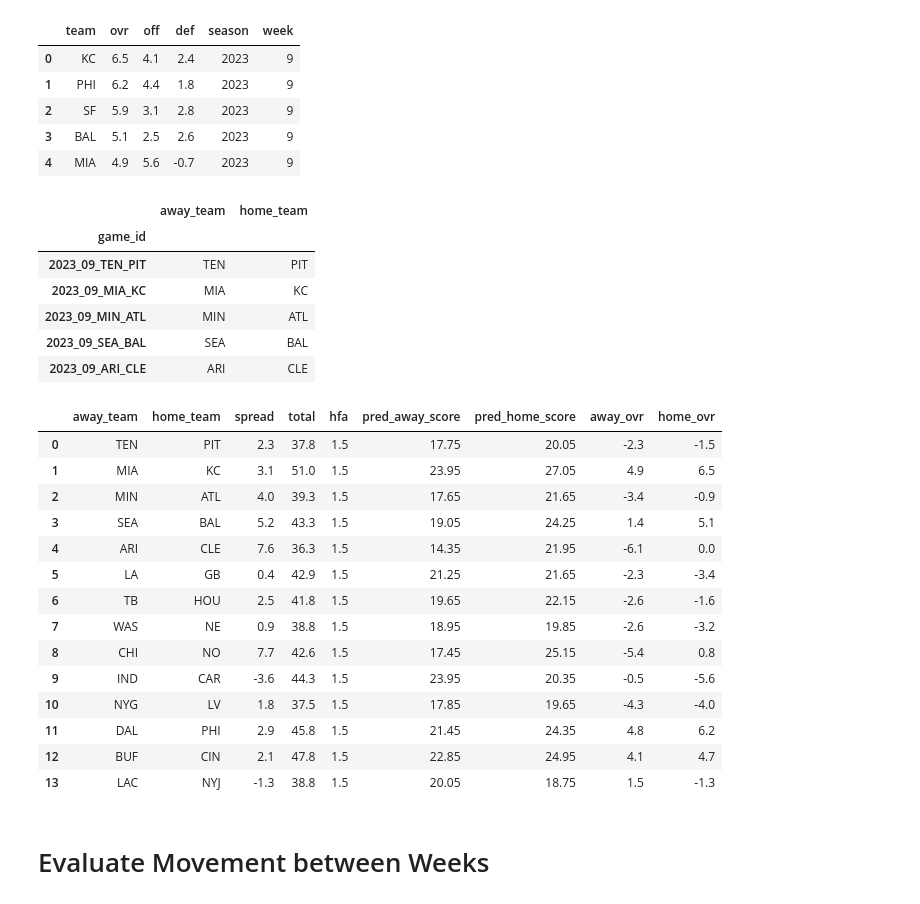
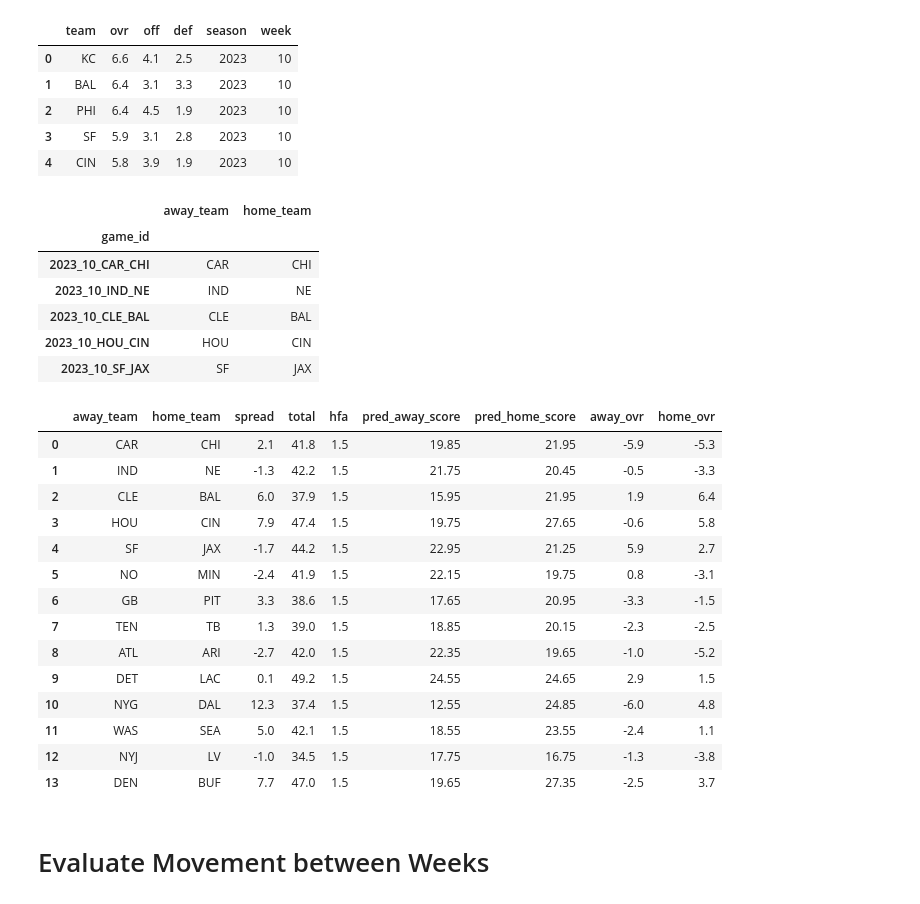
Before and after one commit to griffreichert/g-nfl, a Jupyter notebook: notebooks/guess-the-lines.ipynb, the cells around one changed output. Saved outputs shown, nothing was run; the diff lists cells and outputs as text; code cells hidden in the pictures.

```diff
--- a/notebooks/guess-the-lines.ipynb
+++ b/notebooks/guess-the-lines.ipynb
@@ -14,7 +14,7 @@ from src.config import LOGO_PATH,  BETTING_PATH
 
 POWER_RATING_PATH = BETTING_PATH / 'power-ratings.pkl'
 # %%
-SEASON, WEEK = 2023, 9
+SEASON, WEEK = 2023, 10
 HFA = 1.5
 AVG_POINTS = 21.5
 # %%
@@ -44,11 +44,11 @@ power_df['week']=WEEK
 power_df.head()
 # %% [output]
 |  | team | ovr | off | def | season | week |
-| 0 | KC | 6.5 | 4.1 | 2.4 | 2023 | 9 |
-| 1 | PHI | 6.2 | 4.4 | 1.8 | 2023 | 9 |
-| 2 | SF | 5.9 | 3.1 | 2.8 | 2023 | 9 |
-| 3 | BAL | 5.1 | 2.5 | 2.6 | 2023 | 9 |
-| 4 | MIA | 4.9 | 5.6 | -0.7 | 2023 | 9 |
+| 0 | KC | 6.6 | 4.1 | 2.5 | 2023 | 10 |
+| 1 | BAL | 6.4 | 3.1 | 3.3 | 2023 | 10 |
+| 2 | PHI | 6.4 | 4.5 | 1.9 | 2023 | 10 |
+| 3 | SF | 5.9 | 3.1 | 2.8 | 2023 | 10 |
+| 4 | CIN | 5.8 | 3.9 | 1.9 | 2023 | 10 |
 # %%
 power_df.to_pickle(POWER_RATING_PATH)
 # %%
@@ -61,41 +61,42 @@ sched.head()
 # %% [output]
 |  | away_team | home_team |
 | game_id |  |  |
-| 2023_09_TEN_PIT | TEN | PIT |
-| 2023_09_MIA_KC | MIA | KC |
-| 2023_09_MIN_ATL | MIN | ATL |
-| 2023_09_SEA_BAL | SEA | BAL |
-| 2023_09_ARI_CLE | ARI | CLE |
+| 2023_10_CAR_CHI | CAR | CHI |
+| 2023_10_IND_NE | IND | NE |
+| 2023_10_CLE_BAL | CLE | BAL |
+| 2023_10_HOU_CIN | HOU | CIN |
+| 2023_10_SF_JAX | SF | JAX |
 # %%
 predict_home_score = lambda row: AVG_POINTS + row.home_off - row.away_def + HFA / 2
 predict_away_score = lambda row: AVG_POINTS + row.away_off - row.home_def - HFA / 2
 # %%
 # guess the lines
 gtl = pd.merge(sched, pwr[(pwr['week'] == WEEK) & (pwr['season']==SEASON)][['team', 'ovr', 'off', 'def']], left_on='away_team', right_on='team').drop(columns=['team']).rename(columns={'ovr': 'away_ovr', 'off': 'away_off', 'def': 'away_def'})
 gtl = pd.merge(gtl, pwr[(pwr['week'] == WEEK) & (pwr['season']==SEASON)][['team', 'ovr', 'off', 'def']], left_on='home_team', right_on='team').drop(columns=['team']).rename(columns={'ovr': 'home_ovr', 'off': 'home_off', 'def': 'home_def'})
 gtl['hfa'] = HFA
 gtl['pred_away_score'] = gtl.apply(predict_away_score, axis=1)
 gtl['pred_home_score'] = gtl.apply(predict_home_score, axis=1)
 gtl['spread'] = gtl['pred_home_score'] - gtl['pred_away_score']
 gtl['total'] = gtl['pred_home_score'] + gtl['pred_away_score']
 gtl = gtl[['away_team', 'home_team', 'spread', 'total', 'hfa', 'pred_away_score', 'pred_home_score', 'away_ovr', 'home_ovr']].copy()
+gtl['game_id'] = f'{SEASON}_{WEEK}_'
 gtl
 # %% [output]
 |  | away_team | home_team | spread | total | hfa | pred_away_score | pred_home_score | away_ovr | home_ovr |
-| 0 | TEN | PIT | 2.3 | 37.8 | 1.5 | 17.75 | 20.05 | -2.3 | -1.5 |
-| 1 | MIA | KC | 3.1 | 51.0 | 1.5 | 23.95 | 27.05 | 4.9 | 6.5 |
-| 2 | MIN | ATL | 4.0 | 39.3 | 1.5 | 17.65 | 21.65 | -3.4 | -0.9 |
-| 3 | SEA | BAL | 5.2 | 43.3 | 1.5 | 19.05 | 24.25 | 1.4 | 5.1 |
-| 4 | ARI | CLE | 7.6 | 36.3 | 1.5 | 14.35 | 21.95 | -6.1 | 0.0 |
-| 5 | LA | GB | 0.4 | 42.9 | 1.5 | 21.25 | 21.65 | -2.3 | -3.4 |
-| 6 | TB | HOU | 2.5 | 41.8 | 1.5 | 19.65 | 22.15 | -2.6 | -1.6 |
-| 7 | WAS | NE | 0.9 | 38.8 | 1.5 | 18.95 | 19.85 | -2.6 | -3.2 |
-| 8 | CHI | NO | 7.7 | 42.6 | 1.5 | 17.45 | 25.15 | -5.4 | 0.8 |
-| 9 | IND | CAR | -3.6 | 44.3 | 1.5 | 23.95 | 20.35 | -0.5 | -5.6 |
-| 10 | NYG | LV | 1.8 | 37.5 | 1.5 | 17.85 | 19.65 | -4.3 | -4.0 |
-| 11 | DAL | PHI | 2.9 | 45.8 | 1.5 | 21.45 | 24.35 | 4.8 | 6.2 |
-| 12 | BUF | CIN | 2.1 | 47.8 | 1.5 | 22.85 | 24.95 | 4.1 | 4.7 |
-| 13 | LAC | NYJ | -1.3 | 38.8 | 1.5 | 20.05 | 18.75 | 1.5 | -1.3 |
+| 0 | CAR | CHI | 2.1 | 41.8 | 1.5 | 19.85 | 21.95 | -5.9 | -5.3 |
+| 1 | IND | NE | -1.3 | 42.2 | 1.5 | 21.75 | 20.45 | -0.5 | -3.3 |
+| 2 | CLE | BAL | 6.0 | 37.9 | 1.5 | 15.95 | 21.95 | 1.9 | 6.4 |
+| 3 | HOU | CIN | 7.9 | 47.4 | 1.5 | 19.75 | 27.65 | -0.6 | 5.8 |
+| 4 | SF | JAX | -1.7 | 44.2 | 1.5 | 22.95 | 21.25 | 5.9 | 2.7 |
+| 5 | NO | MIN | -2.4 | 41.9 | 1.5 | 22.15 | 19.75 | 0.8 | -3.1 |
+| 6 | GB | PIT | 3.3 | 38.6 | 1.5 | 17.65 | 20.95 | -3.3 | -1.5 |
+| 7 | TEN | TB | 1.3 | 39.0 | 1.5 | 18.85 | 20.15 | -2.3 | -2.5 |
+| 8 | ATL | ARI | -2.7 | 42.0 | 1.5 | 22.35 | 19.65 | -1.0 | -5.2 |
+| 9 | DET | LAC | 0.1 | 49.2 | 1.5 | 24.55 | 24.65 | 2.9 | 1.5 |
+| 10 | NYG | DAL | 12.3 | 37.4 | 1.5 | 12.55 | 24.85 | -6.0 | 4.8 |
+| 11 | WAS | SEA | 5.0 | 42.1 | 1.5 | 18.55 | 23.55 | -2.4 | 1.1 |
+| 12 | NYJ | LV | -1.0 | 34.5 | 1.5 | 17.75 | 16.75 | -1.3 | -3.8 |
+| 13 | DEN | BUF | 7.7 | 47.0 | 1.5 | 19.65 | 27.35 | -2.5 | 3.7 |
 # %% [markdown]
 # Evaluate Movement between Weeks
 # %%
```
Also changed, not shown: parts of 5 cells of this notebook.
